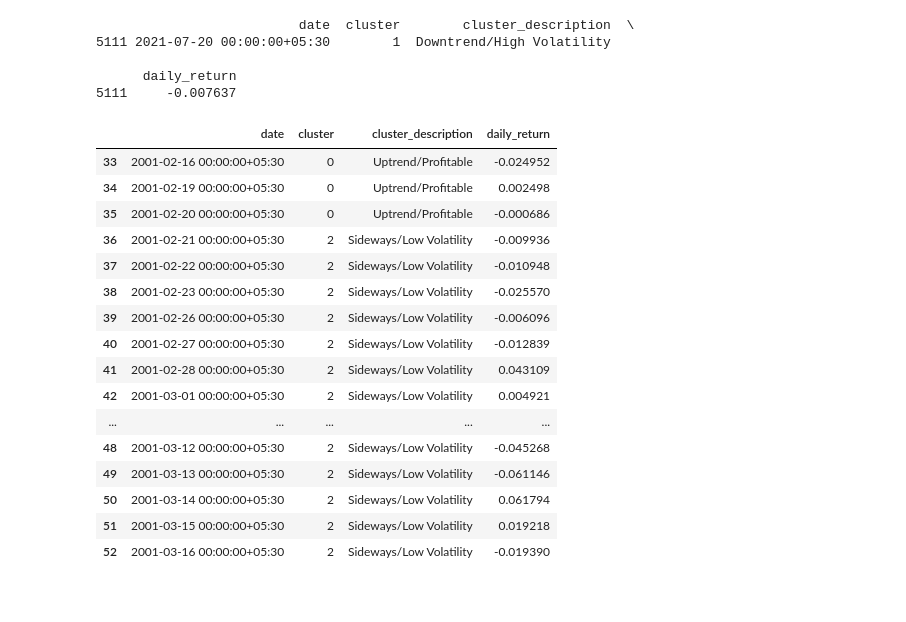
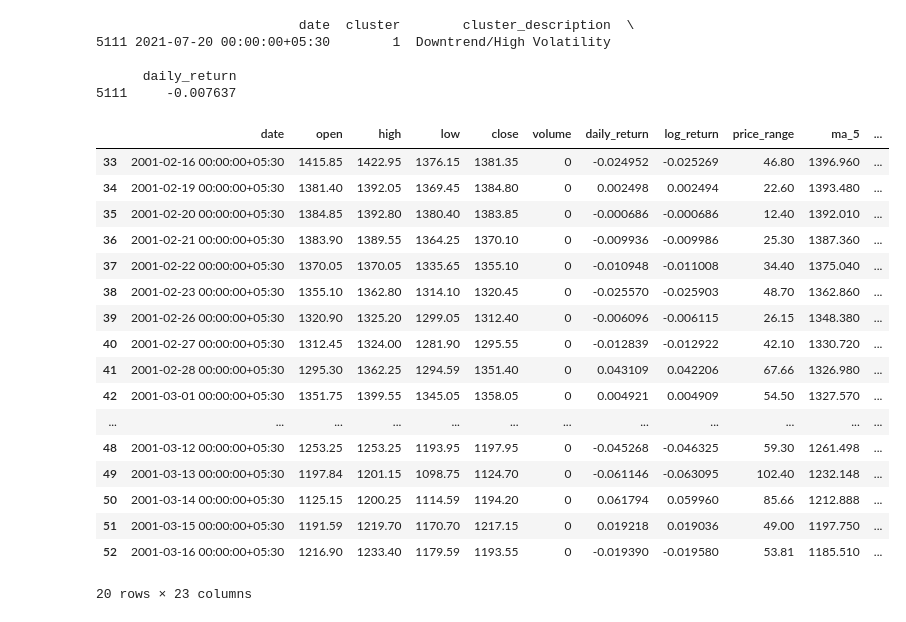
Before and after one commit to sangaw/candle-pattern-test, a Jupyter notebook: src/examples/cluster_overlay_price_chart.ipynb, the cells around one changed output. Drawn from its saved outputs; the diff is of its cells as text; code cells hidden in the pictures.

```diff
--- a/src/examples/cluster_overlay_price_chart.ipynb
+++ b/src/examples/cluster_overlay_price_chart.ipynb
@@ -118,39 +118,40 @@ cluster_description = {
 # %%
 df_clustered['cluster_description'] = df_clustered['cluster'].map(cluster_description)
 # Show a sample of the table
 # For a specific date, e.g., 20 Jul 2024
 specific_date = '2021-07-20'
 row = df_clustered[df_clustered['date'] == specific_date][['date', 'cluster', 'cluster_description', 'daily_return']]
 print(row)
 
 import pandas as pd
 from IPython.display import display
 
-display(table.head(20))  # Show first 20 rows
-table.to_csv('clustered_dates_with_description.csv', index=False)
+display(df_clustered.head(20))  # Show first 20 rows
+df_clustered.to_csv('clustered_dates_with_description.csv', index=False)
 # %% [output]
                           date  cluster        cluster_description  \
 5111 2021-07-20 00:00:00+05:30        1  Downtrend/High Volatility
 
       daily_return
 5111     -0.007637
-|  | date | cluster | cluster_description | daily_return |
-| 33 | 2001-02-16 00:00:00+05:30 | 0 | Uptrend/Profitable | -0.024952 |
-| 34 | 2001-02-19 00:00:00+05:30 | 0 | Uptrend/Profitable | 0.002498 |
-| 35 | 2001-02-20 00:00:00+05:30 | 0 | Uptrend/Profitable | -0.000686 |
-| 36 | 2001-02-21 00:00:00+05:30 | 2 | Sideways/Low Volatility | -0.009936 |
-| 37 | 2001-02-22 00:00:00+05:30 | 2 | Sideways/Low Volatility | -0.010948 |
-| 38 | 2001-02-23 00:00:00+05:30 | 2 | Sideways/Low Volatility | -0.025570 |
-| 39 | 2001-02-26 00:00:00+05:30 | 2 | Sideways/Low Volatility | -0.006096 |
-| 40 | 2001-02-27 00:00:00+05:30 | 2 | Sideways/Low Volatility | -0.012839 |
-| 41 | 2001-02-28 00:00:00+05:30 | 2 | Sideways/Low Volatility | 0.043109 |
-| 42 | 2001-03-01 00:00:00+05:30 | 2 | Sideways/Low Volatility | 0.004921 |
-| ... | ... | ... | ... | ... |
-| 48 | 2001-03-12 00:00:00+05:30 | 2 | Sideways/Low Volatility | -0.045268 |
-| 49 | 2001-03-13 00:00:00+05:30 | 2 | Sideways/Low Volatility | -0.061146 |
-| 50 | 2001-03-14 00:00:00+05:30 | 2 | Sideways/Low Volatility | 0.061794 |
-| 51 | 2001-03-15 00:00:00+05:30 | 2 | Sideways/Low Volatility | 0.019218 |
-| 52 | 2001-03-16 00:00:00+05:30 | 2 | Sideways/Low Volatility | -0.019390 |
+|  | date | open | high | low | close | volume | daily_return | log_return | price_range | ma_5 | ... |
+| 33 | 2001-02-16 00:00:00+05:30 | 1415.85 | 1422.95 | 1376.15 | 1381.35 | 0 | -0.024952 | -0.025269 | 46.80 | 1396.960 | ... |
+| 34 | 2001-02-19 00:00:00+05:30 | 1381.40 | 1392.05 | 1369.45 | 1384.80 | 0 | 0.002498 | 0.002494 | 22.60 | 1393.480 | ... |
+| 35 | 2001-02-20 00:00:00+05:30 | 1384.85 | 1392.80 | 1380.40 | 1383.85 | 0 | -0.000686 | -0.000686 | 12.40 | 1392.010 | ... |
+| 36 | 2001-02-21 00:00:00+05:30 | 1383.90 | 1389.55 | 1364.25 | 1370.10 | 0 | -0.009936 | -0.009986 | 25.30 | 1387.360 | ... |
+| 37 | 2001-02-22 00:00:00+05:30 | 1370.05 | 1370.05 | 1335.65 | 1355.10 | 0 | -0.010948 | -0.011008 | 34.40 | 1375.040 | ... |
+| 38 | 2001-02-23 00:00:00+05:30 | 1355.10 | 1362.80 | 1314.10 | 1320.45 | 0 | -0.025570 | -0.025903 | 48.70 | 1362.860 | ... |
+| 39 | 2001-02-26 00:00:00+05:30 | 1320.90 | 1325.20 | 1299.05 | 1312.40 | 0 | -0.006096 | -0.006115 | 26.15 | 1348.380 | ... |
+| 40 | 2001-02-27 00:00:00+05:30 | 1312.45 | 1324.00 | 1281.90 | 1295.55 | 0 | -0.012839 | -0.012922 | 42.10 | 1330.720 | ... |
+| 41 | 2001-02-28 00:00:00+05:30 | 1295.30 | 1362.25 | 1294.59 | 1351.40 | 0 | 0.043109 | 0.042206 | 67.66 | 1326.980 | ... |
+| 42 | 2001-03-01 00:00:00+05:30 | 1351.75 | 1399.55 | 1345.05 | 1358.05 | 0 | 0.004921 | 0.004909 | 54.50 | 1327.570 | ... |
+| ... | ... | ... | ... | ... | ... | ... | ... | ... | ... | ... | ... |
+| 48 | 2001-03-12 00:00:00+05:30 | 1253.25 | 1253.25 | 1193.95 | 1197.95 | 0 | -0.045268 | -0.046325 | 59.30 | 1261.498 | ... |
+| 49 | 2001-03-13 00:00:00+05:30 | 1197.84 | 1201.15 | 1098.75 | 1124.70 | 0 | -0.061146 | -0.063095 | 102.40 | 1232.148 | ... |
+| 50 | 2001-03-14 00:00:00+05:30 | 1125.15 | 1200.25 | 1114.59 | 1194.20 | 0 | 0.061794 | 0.059960 | 85.66 | 1212.888 | ... |
+| 51 | 2001-03-15 00:00:00+05:30 | 1191.59 | 1219.70 | 1170.70 | 1217.15 | 0 | 0.019218 | 0.019036 | 49.00 | 1197.750 | ... |
+| 52 | 2001-03-16 00:00:00+05:30 | 1216.90 | 1233.40 | 1179.59 | 1193.55 | 0 | -0.019390 | -0.019580 | 53.81 | 1185.510 | ... |
+20 rows × 23 columns
 # %%
 # Ensure the data is sorted by date
 df_clustered = df_clustered.sort_values('date').reset_index(drop=True)
```
Also changed, not shown: parts of 7 cells of this notebook, 3 other files.
